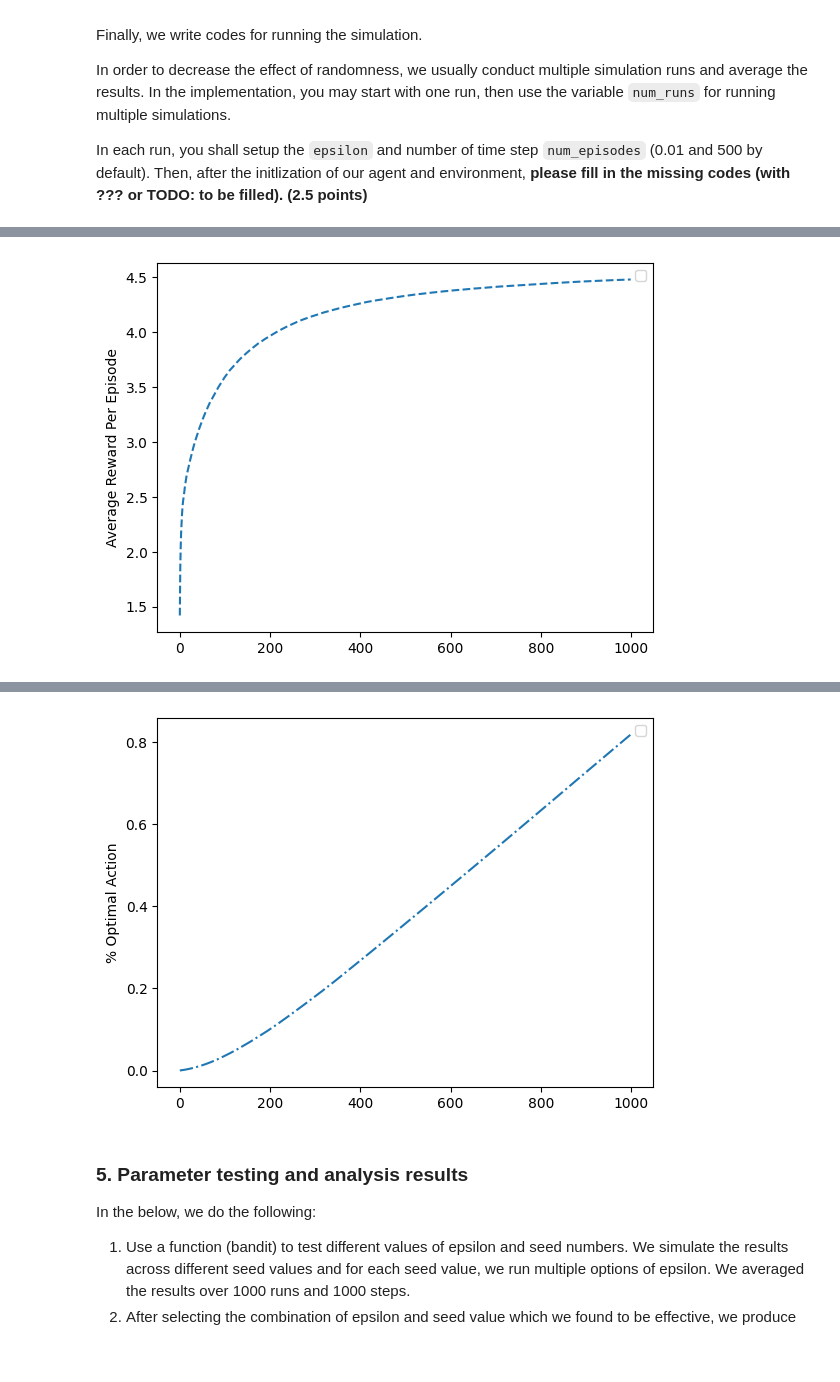
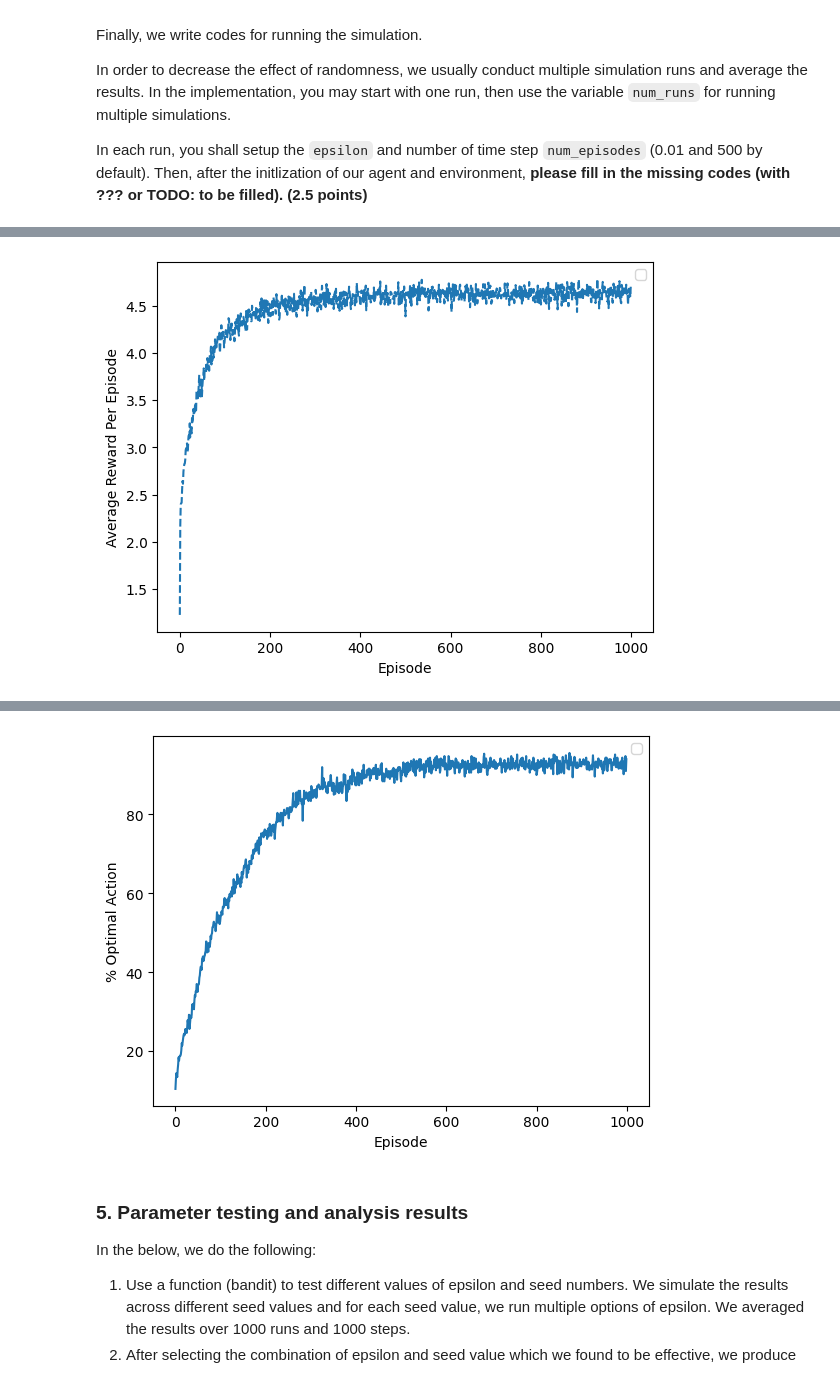
Before and after one commit to TijnvanHeertum/Advanced-Machine-Learning, a Jupyter notebook: AML_ass1_revised.ipynb, the cells around one changed output, grey strips where cells are left out. Saved outputs shown, nothing was run; the diff lists cells and outputs as text; code cells hidden in the pictures; blank space fills up the shorter version.

Commit message:
Changed the averaging and created new plots

```diff
--- a/AML_ass1_revised.ipynb
+++ b/AML_ass1_revised.ipynb
@@ -243,6 +243,8 @@ df = pd.DataFrame(my_rewards)
 my_optimal_actions = []
 df2 = pd.DataFrame(my_optimal_actions)
 optimal_actions_inventory = 0
+avg_optimal = np.zeros(num_episodes)
+avg_rewards = np.zeros(num_episodes)
 
 # run multiple simulations
 for i_run in range(num_runs):
@@ -255,6 +257,8 @@ for i_run in range(num_runs):
     my_rewards = []
     my_optimal_actions = []
     optimal_actions_inventory = 0
+    optimal_action_list = np.zeros(num_episodes)
+    rewards_list = np.zeros(num_episodes)
 
     # in each simulation run, loop the action selection
     for i_episode in range (num_episodes):
@@ -262,11 +266,13 @@ for i_run in range(num_runs):
         action = agent.select_action() #select action.
         reward = env.step(action)[1] #get reward for that action.
         rewards_per_episode.append(reward) #add reward to the list of rewards.
+        rewards_list[i_episode] = reward
         agent.update_parameters(action, reward) #update the parameters.
 
         if action == optimal_action:
             optimal_action_count += 1 #add 1 to the optimal action counter if the action taken corresponds to the optimal action.
             optimal_actions_inventory += 1 #we use this counter to produce the plot
+            optimal_action_list[i_episode] = 1
 
         my_rewards.append(np.mean(rewards_per_episode)) #average rewards per episode
         my_optimal_actions.append((optimal_actions_inventory / num_episodes)) #optimal actions per episode
@@ -277,6 +283,8 @@ for i_run in range(num_runs):
     cumulative_rewards.append(np.sum(rewards_per_episode)) #sum rewards of all episodes to get cumulative rewards of that run.
     q_values_per_run.append(agent.Qvalues.copy()) #get the q_values of the end of the run for each action.
     action_counts += np.array(agent.stepSize) #add the action counts for each action.
+    avg_optimal += (optimal_action_list - avg_optimal) / (i_run + 1)
+    avg_rewards += (rewards_list - avg_rewards) / (i_run + 1)
 
 
 summary_ave_reward_data = df.copy()
@@ -290,13 +298,15 @@ average_reward_per_step = np.sum(cumulative_rewards) / (num_episodes * num_runs)
 
 #print the variables:
 
-#print("Cumulative rewards:", cumulative_rewards)
-#print("Q Values per run:", q_values_per_run)
+print("Cumulative rewards:", cumulative_rewards)
+print("Q Values per run:", q_values_per_run)
 print("Action counts:", action_counts)
 print("Exploration count:", exploration_count[0])
 print("Exploitation count:", exploitation_count[0])
 print("Optimal action percentage:", optimal_action_percentage)
 print("Average reward per step:", average_reward_per_step)
+print("List of average optimal action fraction:", avg_optimal)
+print("list of average rewards:", avg_rewards)
 
 env.close()
 # %% [output]
@@ -310,11 +330,13 @@ Average reward per step: 4.481720778069416
 # %%
-plt.plot(summary_ave_reward_data['average'], linestyle="--")
+plt.plot(avg_rewards, linestyle="--")
 plt.legend()
 plt.ylabel('Average Reward Per Episode')
+plt.xlabel('Episode')
 plt.show()
 
-plt.plot(summary_pct_optimal_action['average'], linestyle="-.")
+plt.plot(avg_optimal*100, linestyle="-")
 plt.legend()
 plt.ylabel('% Optimal Action')
+plt.xlabel('Episode')
 plt.show()
 # %% [output]
@@ -322 +344 @@ WARNING:matplotlib.legend:No artists with labels found to put in legend.  Note t
-[figure, old version]
+[figure, new version]
@@ -324,4 +346,4 @@ WARNING:matplotlib.legend:No artists with labels found to put in legend.  Note t
-[figure, old version]
+[figure, new version]
 # %% [markdown]
 ### 5. Parameter testing and analysis results
 
```
Also changed, not shown: parts of 7 cells of this notebook.
